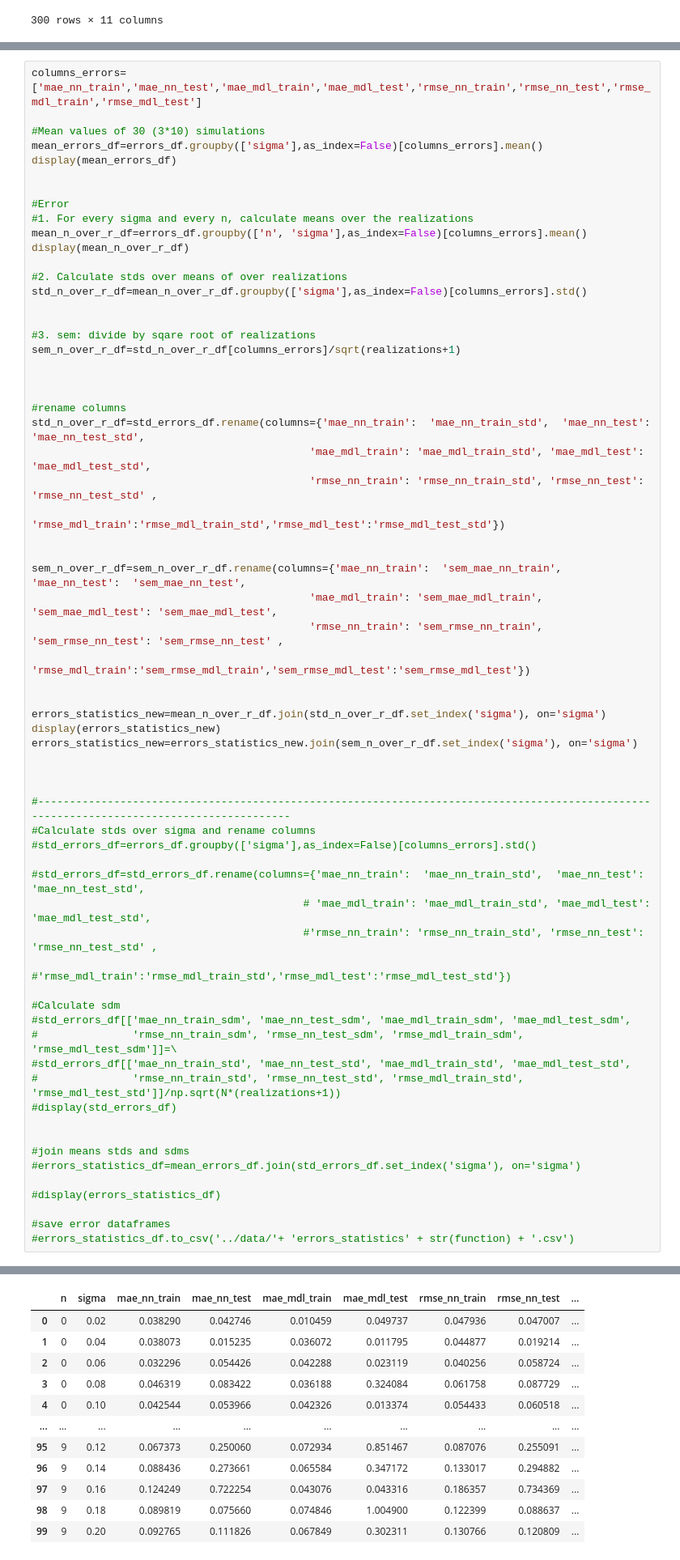
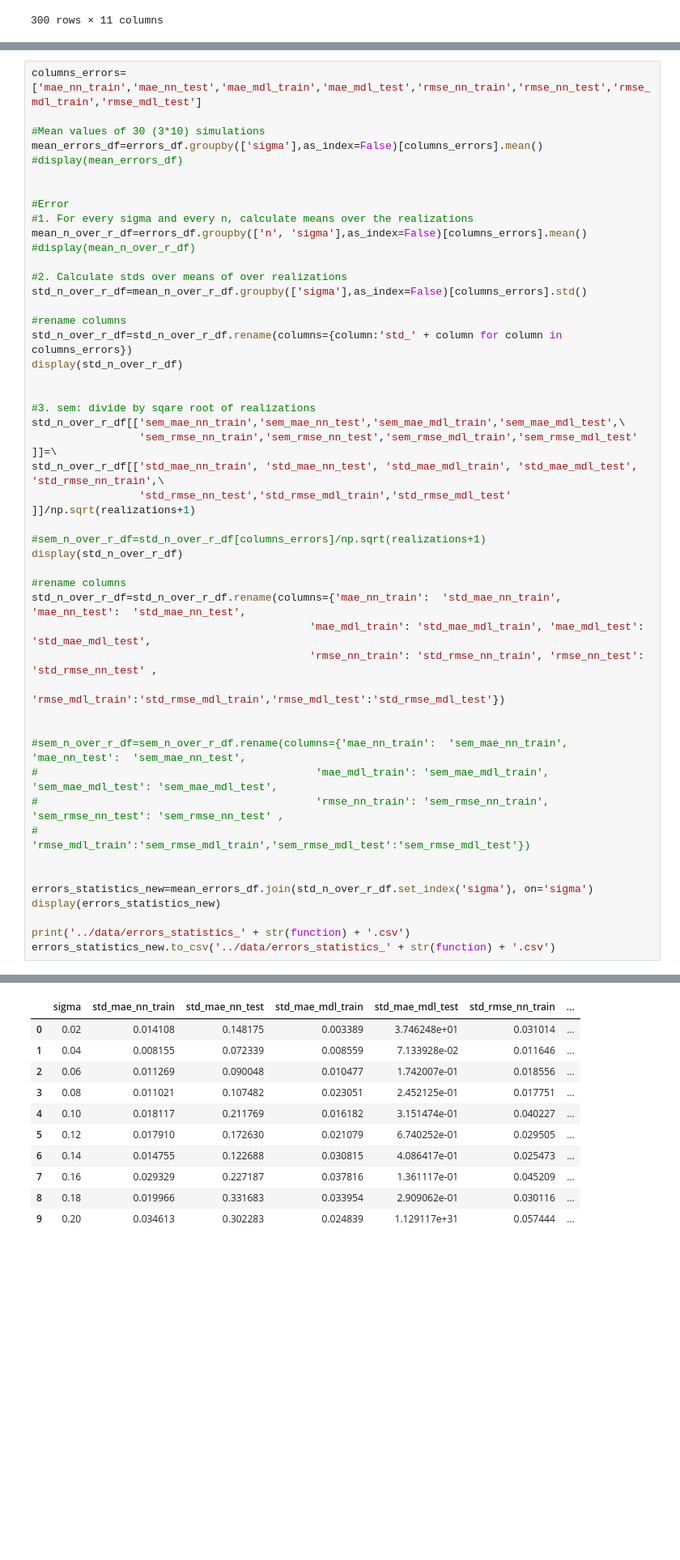
Before and after one commit to SergioCoboLopez/ANN_BMS, a Jupyter notebook: bin/BMS_vs_ANNs.ipynb, the cells around one changed output, grey strips where cells are left out. Shown: that part at 81% size. Saved outputs shown, nothing was run; the diff lists cells and outputs as text; blank space fills up the shorter version.

```diff
--- a/bin/BMS_vs_ANNs.ipynb
+++ b/bin/BMS_vs_ANNs.ipynb
@@ -213,64 +151,47 @@ columns_errors=['mae_nn_train','mae_nn_test','mae_mdl_train','mae_mdl_test','rms
 
 #Mean values of 30 (3*10) simulations
 mean_errors_df=errors_df.groupby(['sigma'],as_index=False)[columns_errors].mean()
-display(mean_errors_df)
+#display(mean_errors_df)
 
 
 #Error
 #1. For every sigma and every n, calculate means over the realizations
 mean_n_over_r_df=errors_df.groupby(['n', 'sigma'],as_index=False)[columns_errors].mean()
-display(mean_n_over_r_df)
+#display(mean_n_over_r_df)
 
 #2. Calculate stds over means of over realizations
 std_n_over_r_df=mean_n_over_r_df.groupby(['sigma'],as_index=False)[columns_errors].std()
 
+#rename columns
+std_n_over_r_df=std_n_over_r_df.rename(columns={column:'std_' + column for column in columns_errors})
+display(std_n_over_r_df)
+
 
 #3. sem: divide by sqare root of realizations
-sem_n_over_r_df=std_n_over_r_df[columns_errors]/sqrt(realizations+1)
+std_n_over_r_df[['sem_mae_nn_train','sem_mae_nn_test','sem_mae_mdl_train','sem_mae_mdl_test',\
+                 'sem_rmse_nn_train','sem_rmse_nn_test','sem_rmse_mdl_train','sem_rmse_mdl_test' ]]=\
+std_n_over_r_df[['std_mae_nn_train', 'std_mae_nn_test', 'std_mae_mdl_train', 'std_mae_mdl_test', 'std_rmse_nn_train',\
+                 'std_rmse_nn_test','std_rmse_mdl_train','std_rmse_mdl_test' ]]/np.sqrt(realizations+1)
+
+#sem_n_over_r_df=std_n_over_r_df[columns_errors]/np.sqrt(realizations+1)
+display(std_n_over_r_df)
+
+#rename columns
+std_n_over_r_df=std_n_over_r_df.rename(columns={'mae_nn_train':  'std_mae_nn_train',  'mae_nn_test':  'std_mae_nn_test',
+                                            'mae_mdl_train': 'std_mae_mdl_train', 'mae_mdl_test': 'std_mae_mdl_test',
+                                            'rmse_nn_train': 'std_rmse_nn_train', 'rmse_nn_test': 'std_rmse_nn_test' ,
+                                            'rmse_mdl_train':'std_rmse_mdl_train','rmse_mdl_test':'std_rmse_mdl_test'})
 
 
-
-#rename columns
-std_n_over_r_df=std_errors_df.rename(columns={'mae_nn_train':  'mae_nn_train_std',  'mae_nn_test':  'mae_nn_test_std',
-                                            'mae_mdl_train': 'mae_mdl_train_std', 'mae_mdl_test': 'mae_mdl_test_std',
-                                            'rmse_nn_train': 'rmse_nn_train_std', 'rmse_nn_test': 'rmse_nn_test_std' ,
-                                            'rmse_mdl_train':'rmse_mdl_train_std','rmse_mdl_test':'rmse_mdl_test_std'})
+#sem_n_over_r_df=sem_n_over_r_df.rename(columns={'mae_nn_train':  'sem_mae_nn_train',  'mae_nn_test':  'sem_mae_nn_test',
+#                                            'mae_mdl_train': 'sem_mae_mdl_train', 'sem_mae_mdl_test': 'sem_mae_mdl_test',
+#                                            'rmse_nn_train': 'sem_rmse_nn_train', 'sem_rmse_nn_test': 'sem_rmse_nn_test' ,
+#                                            'rmse_mdl_train':'sem_rmse_mdl_train','sem_rmse_mdl_test':'sem_rmse_mdl_test'})
 
 
-sem_n_over_r_df=sem_n_over_r_df.rename(columns={'mae_nn_train':  'sem_mae_nn_train',  'mae_nn_test':  'sem_mae_nn_test',
-                                            'mae_mdl_train': 'sem_mae_mdl_train', 'sem_mae_mdl_test': 'sem_mae_mdl_test',
-                                            'rmse_nn_train': 'sem_rmse_nn_train', 'sem_rmse_nn_test': 'sem_rmse_nn_test' ,
-                                            'rmse_mdl_train':'sem_rmse_mdl_train','sem_rmse_mdl_test':'sem_rmse_mdl_test'})
+errors_statistics_new=mean_errors_df.join(std_n_over_r_df.set_index('sigma'), on='sigma')
+display(errors_statistics_new)
 
-
-errors_statistics_new=mean_n_over_r_df.join(std_n_over_r_df.set_index('sigma'), on='sigma')
-display(errors_statistics_new)
-errors_statistics_new=errors_statistics_new.join(sem_n_over_r_df.set_index('sigma'), on='sigma')
-
-
-
-#------------------------------------------------------------------------------------------------------------------------------------------
-#Calculate stds over sigma and rename columns
-#std_errors_df=errors_df.groupby(['sigma'],as_index=False)[columns_errors].std()
-
-#std_errors_df=std_errors_df.rename(columns={'mae_nn_train':  'mae_nn_train_std',  'mae_nn_test':  'mae_nn_test_std',
-                                           # 'mae_mdl_train': 'mae_mdl_train_std', 'mae_mdl_test': 'mae_mdl_test_std',
-                                           #'rmse_nn_train': 'rmse_nn_train_std', 'rmse_nn_test': 'rmse_nn_test_std' ,
-                                            #'rmse_mdl_train':'rmse_mdl_train_std','rmse_mdl_test':'rmse_mdl_test_std'})
-
-#Calculate sdm
-#std_errors_df[['mae_nn_train_sdm', 'mae_nn_test_sdm', 'mae_mdl_train_sdm', 'mae_mdl_test_sdm',
-#               'rmse_nn_train_sdm', 'rmse_nn_test_sdm', 'rmse_mdl_train_sdm', 'rmse_mdl_test_sdm']]=\
-#std_errors_df[['mae_nn_train_std', 'mae_nn_test_std', 'mae_mdl_train_std', 'mae_mdl_test_std',
-#               'rmse_nn_train_std', 'rmse_nn_test_std', 'rmse_mdl_train_std', 'rmse_mdl_test_std']]/np.sqrt(N*(realizations+1))
-#display(std_errors_df)
-
-
-#join means stds and sdms
-#errors_statistics_df=mean_errors_df.join(std_errors_df.set_index('sigma'), on='sigma')
-
-#display(errors_statistics_df)
-
-#save error dataframes
-#errors_statistics_df.to_csv('../data/'+ 'errors_statistics' + str(function) + '.csv')
+print('../data/errors_statistics_' + str(function) + '.csv')
+errors_statistics_new.to_csv('../data/errors_statistics_' + str(function) + '.csv')
 # %% [output]
@@ -288,12 +209,11 @@ errors_statistics_new=errors_statistics_new.join(sem_n_over_r_df.set_index('sigm
-|  | n | sigma | mae_nn_train | mae_nn_test | mae_mdl_train | mae_mdl_test | rmse_nn_train | rmse_nn_test | ... |
-| 0 | 0 | 0.02 | 0.038290 | 0.042746 | 0.010459 | 0.049737 | 0.047936 | 0.047007 | ... |
-| 1 | 0 | 0.04 | 0.038073 | 0.015235 | 0.036072 | 0.011795 | 0.044877 | 0.019214 | ... |
-| 2 | 0 | 0.06 | 0.032296 | 0.054426 | 0.042288 | 0.023119 | 0.040256 | 0.058724 | ... |
-| 3 | 0 | 0.08 | 0.046319 | 0.083422 | 0.036188 | 0.324084 | 0.061758 | 0.087729 | ... |
-| 4 | 0 | 0.10 | 0.042544 | 0.053966 | 0.042326 | 0.013374 | 0.054433 | 0.060518 | ... |
-| ... | ... | ... | ... | ... | ... | ... | ... | ... | ... |
-| 95 | 9 | 0.12 | 0.067373 | 0.250060 | 0.072934 | 0.851467 | 0.087076 | 0.255091 | ... |
-| 96 | 9 | 0.14 | 0.088436 | 0.273661 | 0.065584 | 0.347172 | 0.133017 | 0.294882 | ... |
-| 97 | 9 | 0.16 | 0.124249 | 0.722254 | 0.043076 | 0.043316 | 0.186357 | 0.734369 | ... |
-| 98 | 9 | 0.18 | 0.089819 | 0.075660 | 0.074846 | 1.004900 | 0.122399 | 0.088637 | ... |
-| 99 | 9 | 0.20 | 0.092765 | 0.111826 | 0.067849 | 0.302311 | 0.130766 | 0.120809 | ... |
+|  | sigma | std_mae_nn_train | std_mae_nn_test | std_mae_mdl_train | std_mae_mdl_test | std_rmse_nn_train | ... |
+| 0 | 0.02 | 0.014108 | 0.148175 | 0.003389 | 3.746248e+01 | 0.031014 | ... |
+| 1 | 0.04 | 0.008155 | 0.072339 | 0.008559 | 7.133928e-02 | 0.011646 | ... |
+| 2 | 0.06 | 0.011269 | 0.090048 | 0.010477 | 1.742007e-01 | 0.018556 | ... |
+| 3 | 0.08 | 0.011021 | 0.107482 | 0.023051 | 2.452125e-01 | 0.017751 | ... |
+| 4 | 0.10 | 0.018117 | 0.211769 | 0.016182 | 3.151474e-01 | 0.040227 | ... |
+| 5 | 0.12 | 0.017910 | 0.172630 | 0.021079 | 6.740252e-01 | 0.029505 | ... |
+| 6 | 0.14 | 0.014755 | 0.122688 | 0.030815 | 4.086417e-01 | 0.025473 | ... |
+| 7 | 0.16 | 0.029329 | 0.227187 | 0.037816 | 1.361117e-01 | 0.045209 | ... |
+| 8 | 0.18 | 0.019966 | 0.331683 | 0.033954 | 2.909062e-01 | 0.030116 | ... |
+| 9 | 0.20 | 0.034613 | 0.302283 | 0.024839 | 1.129117e+31 | 0.057444 | ... |
```
Also changed, not shown: parts of 2 cells of this notebook, 16 other files.
